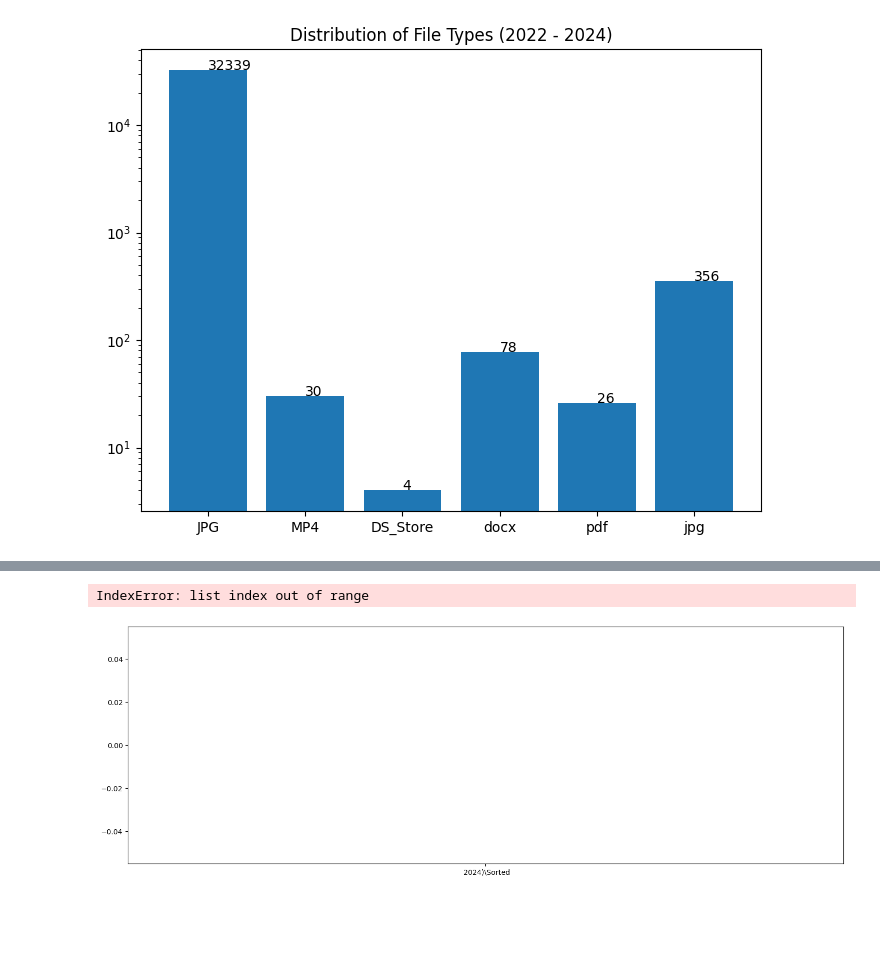
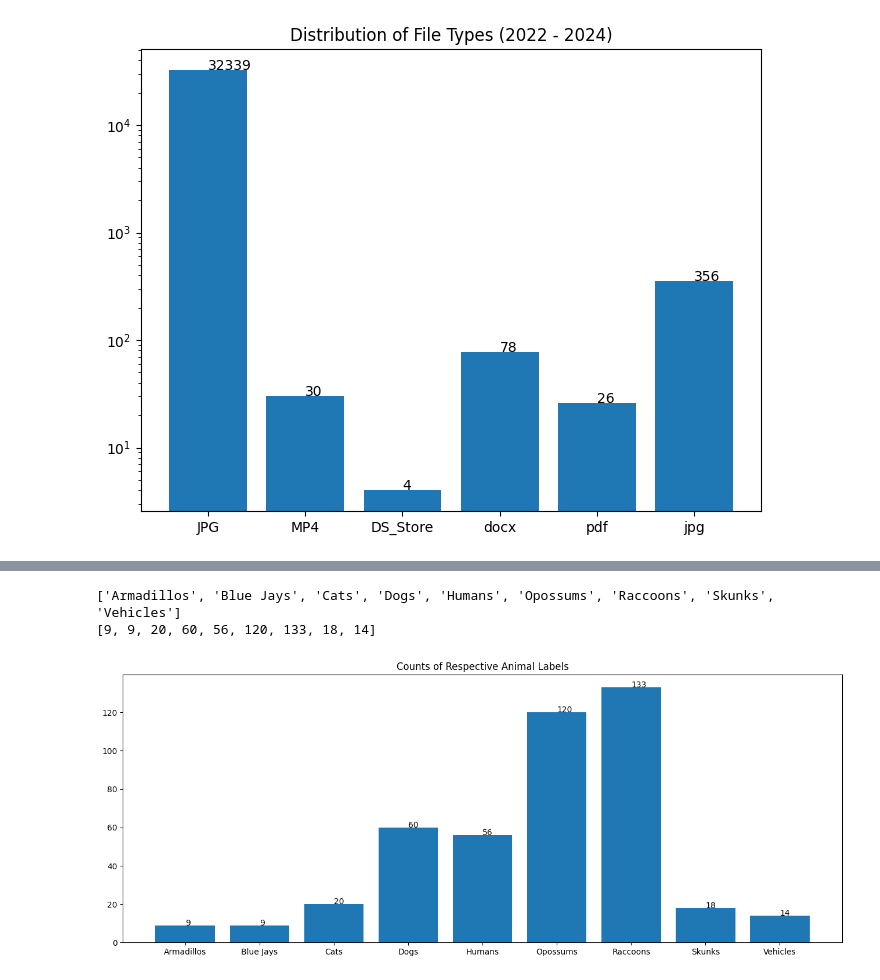
Before and after one commit to rileystuartmyers/Houston-Ecology-Model, a Jupyter notebook: Preprocessing/MetadataPreprocessing.ipynb, the cells around one changed output, grey strips where cells are left out. Drawn from its saved outputs; the diff is of its cells as text; code cells hidden in the pictures; blank space fills up the shorter version.

```diff
--- a/Preprocessing/MetadataPreprocessing.ipynb
+++ b/Preprocessing/MetadataPreprocessing.ipynb
@@ -102,29 +104,33 @@ values = [8, 1, 1, 1, 2, 13, 57, 42, 85, 7, 30, 11]
 # %%
 labels = []
 values = []
 
 for root, dirs, files in os.walk(sorted_parent):
 
     labels.append(root)
     values.append(len(files))
 
 
 for i, x in enumerate(labels):
 
-    labels[i] = labels[i][27:]
+    labels[i] = labels[i][41:]
 
 
-#labels.remove('')
+labels.remove('')
 values.remove(values[0])
 
-plt.figure(figsize=(18, 6))
+plt.figure(figsize=(16, 6))
 plt.bar(labels, values, width = 0.8)
 
 for i in range(len(labels)):
 
     plt.text(i, values[i], values[i])
 
 plt.title("Counts of Respective Animal Labels")
+
+print(labels)
+print(values)
 # %% [output]
-IndexError: list index out of range
+['Armadillos', 'Blue Jays', 'Cats', 'Dogs', 'Humans', 'Opossums', 'Raccoons', 'Skunks', 'Vehicles']
+[9, 9, 20, 60, 56, 120, 133, 18, 14]
-[figure, old version]
+[figure, new version]
```
Also changed, not shown: parts of 2 cells of this notebook.
